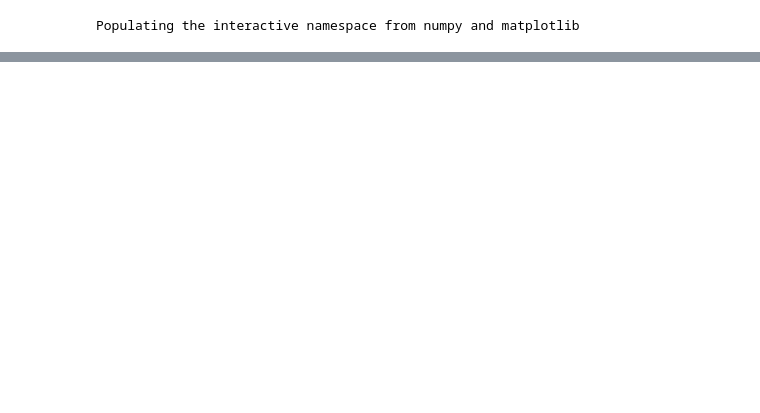
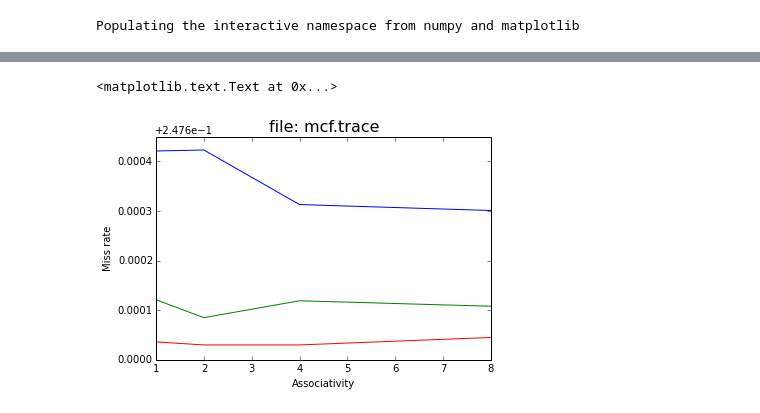
Before and after one commit to alvaro893/MyIpythonNotebooks, a Jupyter notebook: Processors/15 cache simulations.ipynb, the cells around one changed output, grey strips where cells are left out. Saved outputs shown, nothing was run; the diff lists cells and outputs as text; code cells hidden in the pictures; blank space fills up the shorter version.

```diff
--- a/Processors/15 cache simulations.ipynb
+++ b/Processors/15 cache simulations.ipynb
@@ -20,0 +44,14 @@ plot(associative, gcctrace64)
+# %%
+mcftrace4 = (0.248021, 0.248023, 0.247913, 0.247901)
+mcftrace16 = (0.247721, 0.247685, 0.247719, 0.247708)
+mcftrace64 = (0.247636, 0.247630, 0.247630, 0.247645)
+
+plot(associative, mcftrace4)
+plot(associative, mcftrace16)
+plot(associative, mcftrace64)
+title("file: mcf.trace", fontsize=16)
+xlabel("Associativity")
+ylabel("Miss rate")
+# %% [output]
+<matplotlib.text.Text at 0x...>
+[figure, added]
```
Also changed, not shown: parts of 6 cells of this notebook.
